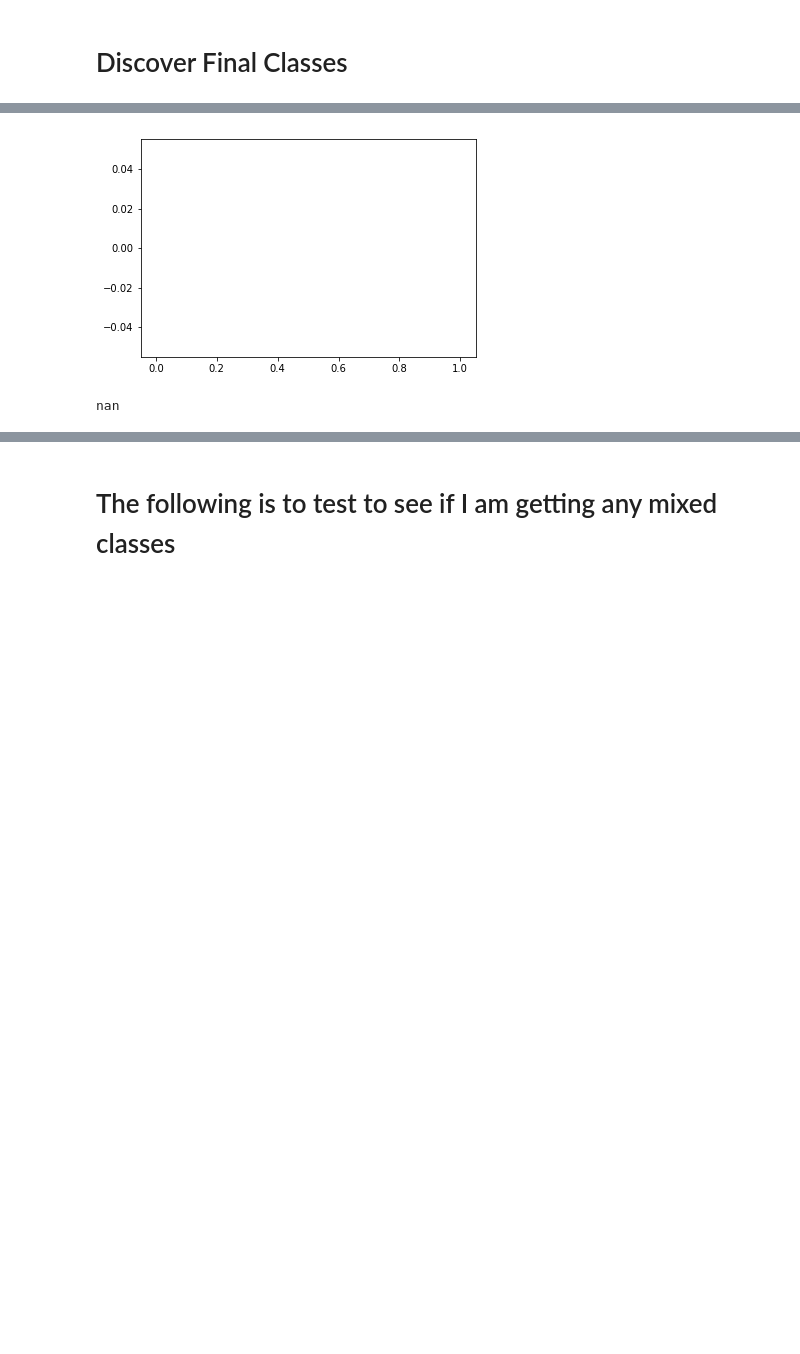
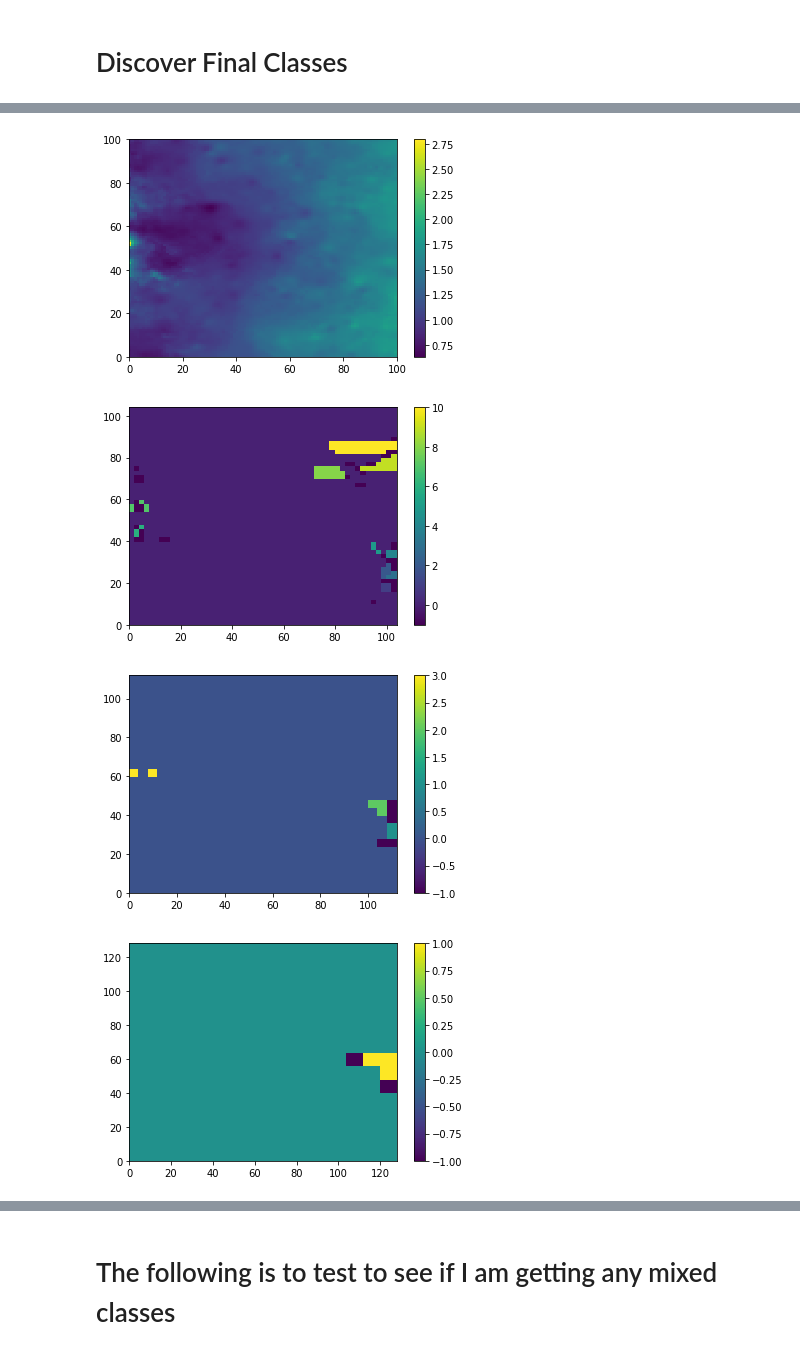
Before and after one commit to derekdesantis/climate, a Jupyter notebook: Multi_Wavelet_Cluster.ipynb, the cells around one changed output, grey strips where cells are left out. Drawn from its saved outputs; the diff is of its cells as text; code cells hidden in the pictures; blank space fills up the shorter version.

```diff
--- a/Multi_Wavelet_Cluster.ipynb
+++ b/Multi_Wavelet_Cluster.ipynb
@@ -198,3 +388,6 @@ for j in range(min(levels,max_level)):
+# %%
+for j in range(min(levels, max_level)):
+    classes = np.repeat(np.repeat(classes, repeats = 2, axis=0), repeats = 2, axis=1)
 # %%
 classes.shape
 # %% [output]
@@ -232,7 +425,7 @@ def filter_in_nan(classes, index, index_nan):
     index_all = index + index_nan
     index_all = np.array(index_all)
 
-    classes = classes[index_all]
+    classes = classes[np.argsort(index_all)]
 
     return classes
 # %%
@@ -292,2 +508,0 @@ data.shape
-# %%
-classes = single_level_class(ds2,feature = 'Prec', level=1)
@@ -294,11 +529,9 @@ classes = single_level_class(ds2,feature = 'Prec', level=1)
 # %%
-#Gather all the classes for each level:
+#Gather all the Prec classes for each level:
+%reset_selective -f Prec_classes
 
 Prec_classes = []
-%time for i in range(1,max_level+1):
-    start = time.time()
+for i in range(1,max_level+1):
     classes = single_level_class(ds2, feature = 'Prec', level = i)
-    end = time.time()
-    print(end - start)
     Prec_classes.append(classes)
 # %% [output]
@@ -344,10 +576,15 @@ import pylab
-# %%
-pylab.figure()
-pylab.hist(Prec_classes[0][~np.isnan(Prec_classes[0])])
-pylab.show()
-# %% [output]
-[figure, removed]
-# %%
-np.nanmax(Prec_classes[3])
-# %% [output]
-nan
+# %%
+#Plot the different levels of classification verses the historical average:
+plt.figure(-1)
+p = plt.pcolormesh(ds2.Prec.mean('time').data)
+plt.colorbar(p)
+
+for i in range(0,max_level):
+    plt.figure(i)
+    p = plt.pcolormesh(Prec_classes[i])
+    plt.colorbar(p)
+# %% [output]
+[figure, added]
+[figure, added]
+[figure, added]
+[figure, added]
```
Also changed, not shown: parts of 67 cells of this notebook, 4 other files.
